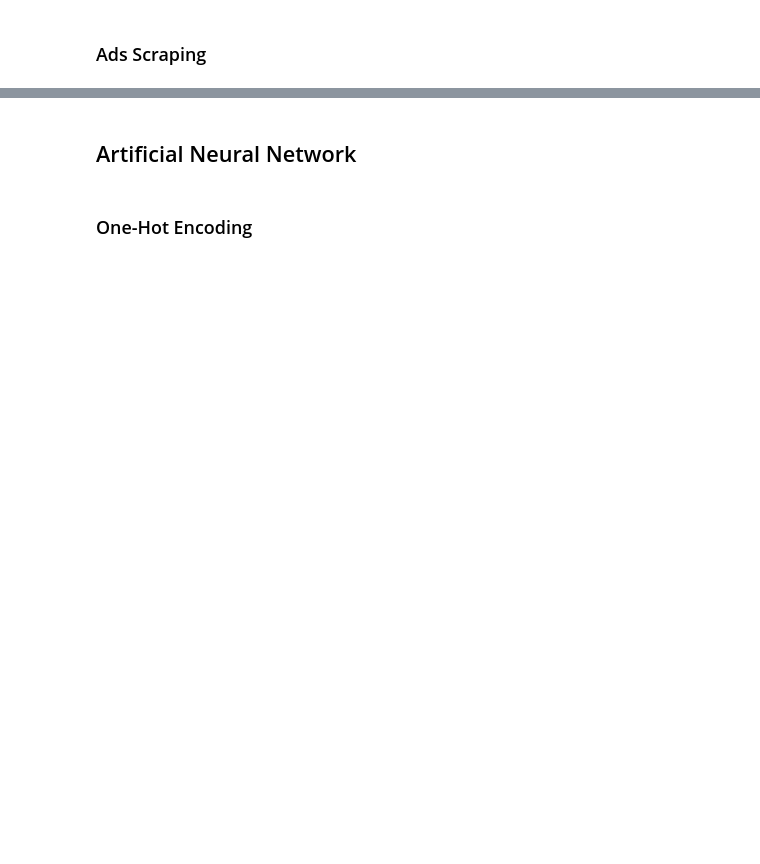
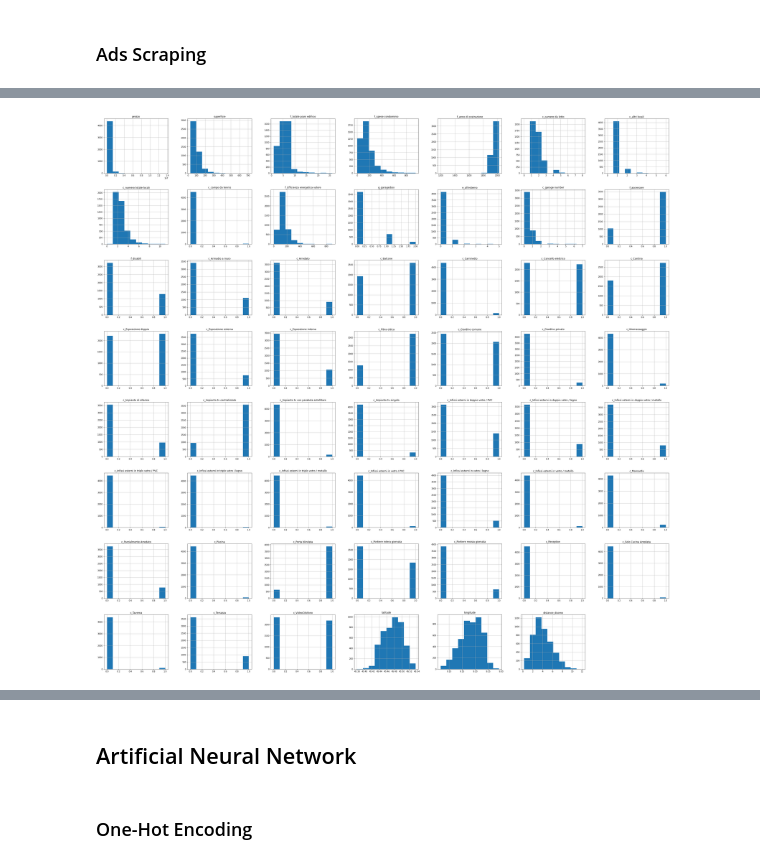
Before and after one commit to andreabazerla/real-estate, a Jupyter notebook: Housing_Price_Prediction_in_Milan_(Italy)_through_Deep_Learning_via_immobiliare_it.ipynb, the cells around one changed output, grey strips where cells are left out. Saved outputs shown, nothing was run; the diff lists cells and outputs as text; code cells hidden in the pictures; blank space fills up the shorter version.

```diff
--- a/Housing_Price_Prediction_in_Milan_(Italy)_through_Deep_Learning_via_immobiliare_it.ipynb
+++ b/Housing_Price_Prediction_in_Milan_(Italy)_through_Deep_Learning_via_immobiliare_it.ipynb
@@ -985,4 +1162,8 @@ sb.heatmap(corr_graph, cmap="Greens", square=True, vmin=0, vmax=1, annot=True)
 # %%
-df_ads_clean.hist(figsize = (50, 50))
+# Histograms
+
+df_eda.hist(figsize = (50, 50))
 plt.show()
+# %% [output]
+[figure, added]
 # %%
```
Also changed, not shown: parts of 182 cells of this notebook.
